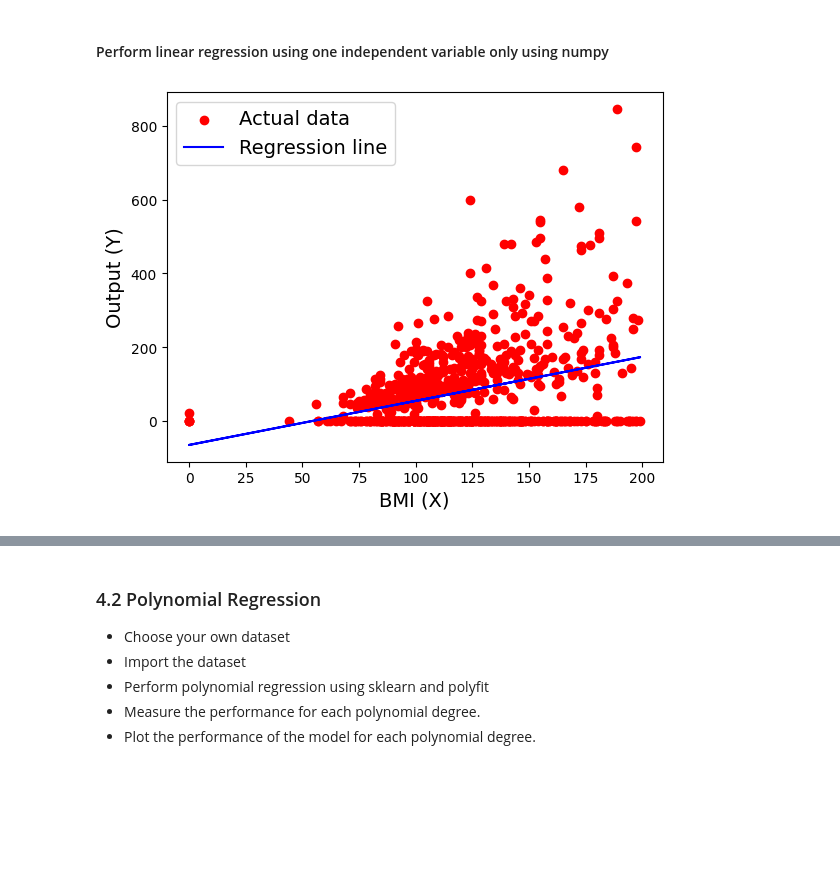
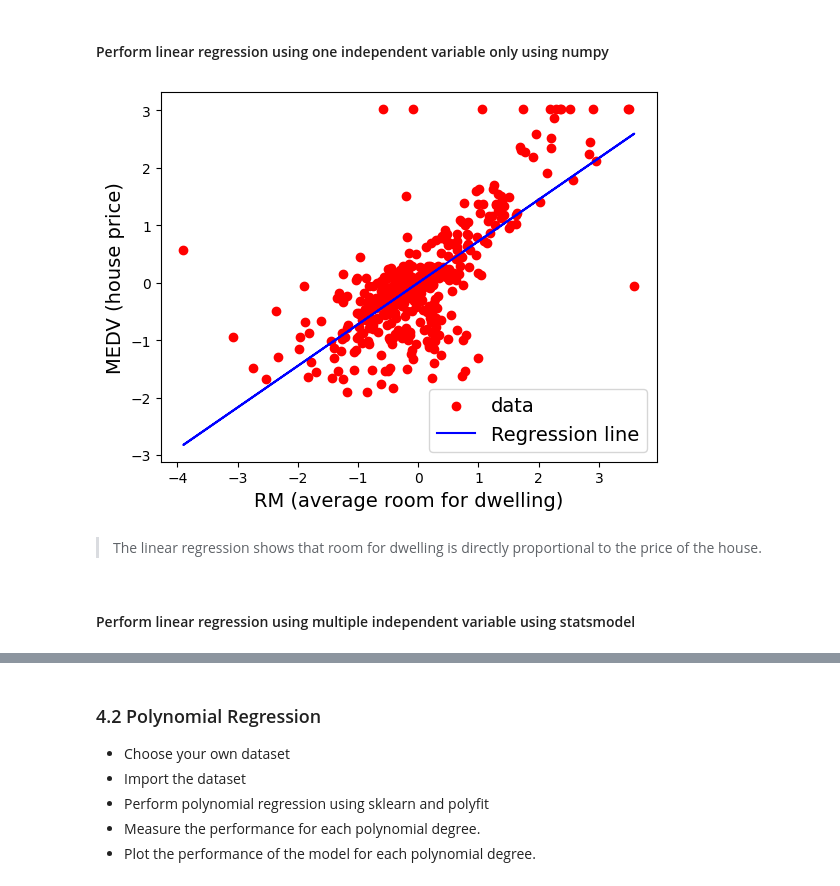
Before and after one commit to reue-lly/Predictive-Analytics-using-Machine-Learning, a Jupyter notebook: Activity-2/Activity_2_Training_Linear_Models.ipynb, the cells around one changed output, grey strips where cells are left out. Drawn from its saved outputs; the diff is of its cells as text; code cells hidden in the pictures; blank space fills up the shorter version.

```diff
--- a/Activity-2/Activity_2_Training_Linear_Models.ipynb
+++ b/Activity-2/Activity_2_Training_Linear_Models.ipynb
@@ -1374,0 +1363,6 @@ diabetes_minmaxed.head()
+# %%
+from sklearn.preprocessing import StandardScaler
+
+
+housing_standardized = pd.DataFrame(StandardScaler().fit_transform(housing), columns=housing.columns)
+housing_standardized.head()
@@ -1377,30 +1378,30 @@ diabetes_minmaxed.head()
 # %%
 import numpy as np
 import matplotlib.pyplot as plt
 
-# I will use the glucose level as the independent variable and Age Variable as the dependent
-X = diabetes.Glucose
-y = diabetes.Insulin
+# I will use the available room for dwelling as the independent variable and the value of the house the dependent
+X = housing_standardized.RM
+y = housing_standardized.MEDV
 
 # calculate the mean of X and y
 X_mean = np.mean(X)
 y_mean = np.mean(y)
 
 # calculate m (slope)
 m = np.sum((X - X_mean) * (y - y_mean)) / np.sum((X - X_mean)**2)
 
 # calculate b (intercept)
 b = y_mean - m * X_mean
 
 # Prediction
 y_pred = m * X + b
 
 # plot
-plt.scatter(X, y, color="red", label="Actual data")
+plt.scatter(X, y, color="red", label="data")
 plt.plot(X, y_pred, color="blue", label="Regression line")
-plt.xlabel("BMI (X)")
-plt.ylabel("Output (Y)")
+plt.xlabel("RM (average room for dwelling)")
+plt.ylabel("MEDV (house price)")
 plt.legend()
 plt.show()
 # %% [output]
-[figure, old version]
+[figure, new version]
@@ -1429,0 +1408,6 @@ print(model.summary())
+# %% [markdown]
+
+
+> The linear regression shows that room for dwelling is directly proportional to the price of the house.
+# %% [markdown]
+#### Perform linear regression using multiple independent variable using statsmodel
```
Also changed, not shown: parts of 12 cells of this notebook.
